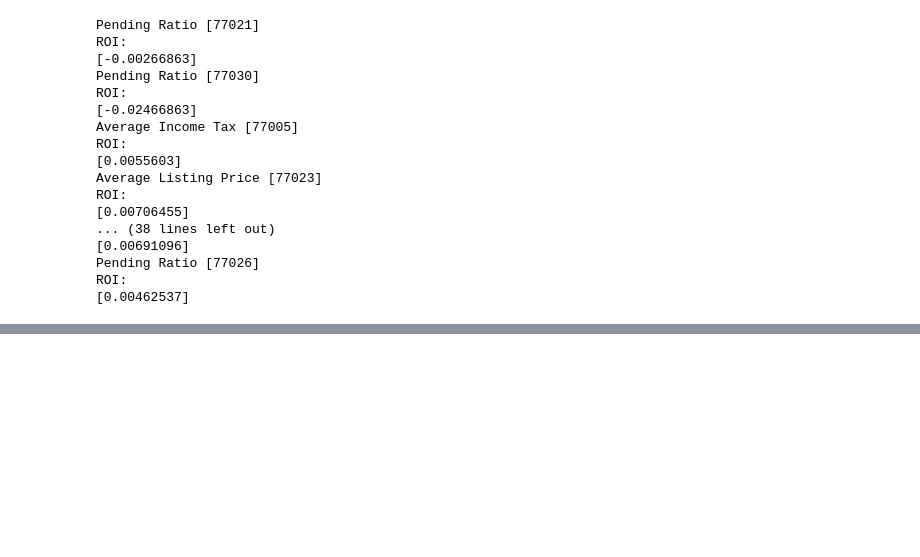
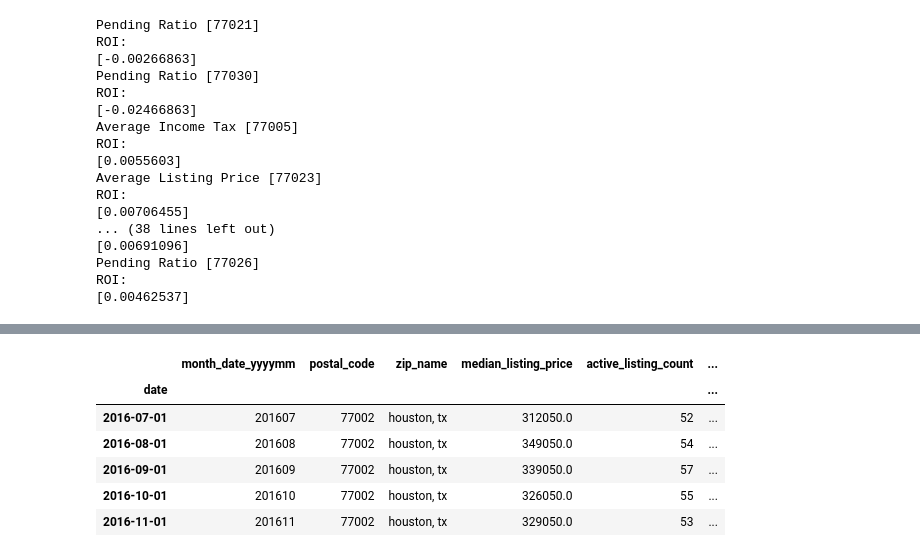
Before and after one commit to dovu93/Real_Estate_Investment_Identifier, a Jupyter notebook: Notebooks/trail&error3pyviz_Vu.ipynb, the cells around one changed output, grey strips where cells are left out. Saved outputs shown, nothing was run; the diff lists cells and outputs as text; code cells hidden in the pictures; blank space fills up the shorter version.

```diff
--- a/Notebooks/trail&error3pyviz_Vu.ipynb
+++ b/Notebooks/trail&error3pyviz_Vu.ipynb
@@ -402,0 +711,13 @@ sorted_dict_of_roi
+# %%
+pd.set_option('display.max_columns', None)
+pd.set_option('display.max_rows', None)
+# %%
+filtered_pricing_data_df.head()
+# %% [output]
+|  | month_date_yyyymm | postal_code | zip_name | median_listing_price | active_listing_count | ... |
+| date |  |  |  |  |  | ... |
+| 2016-07-01 | 201607 | 77002 | houston, tx | 312050.0 | 52 | ... |
+| 2016-08-01 | 201608 | 77002 | houston, tx | 349050.0 | 54 | ... |
+| 2016-09-01 | 201609 | 77002 | houston, tx | 339050.0 | 57 | ... |
+| 2016-10-01 | 201610 | 77002 | houston, tx | 326050.0 | 55 | ... |
+| 2016-11-01 | 201611 | 77002 | houston, tx | 329050.0 | 53 | ... |
```
Also changed, not shown: parts of 31 cells of this notebook, 1 other file.
